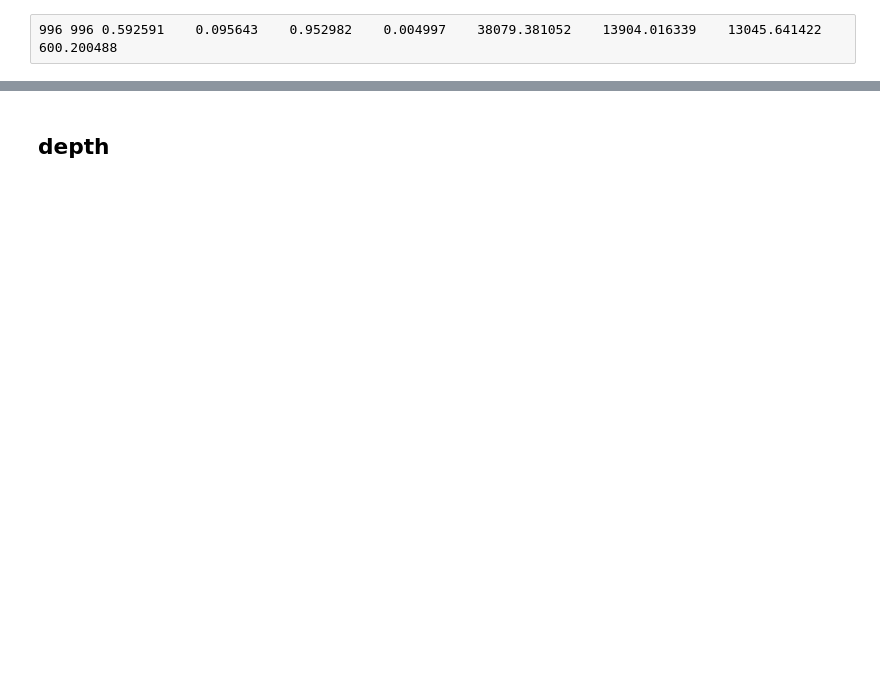
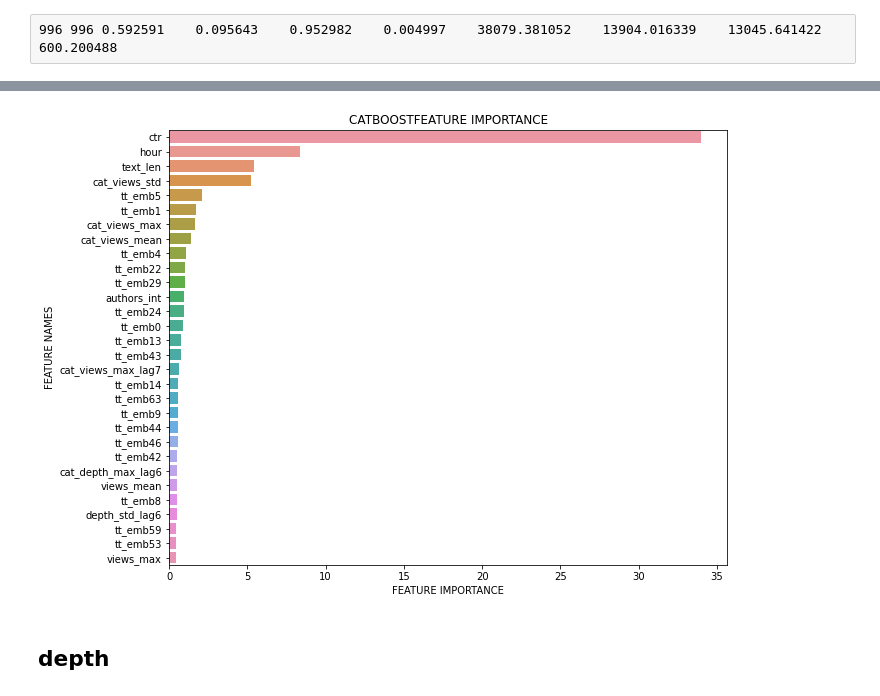
Before and after one commit to v010ch/hackai_moscow_22_top_news, a Jupyter notebook: 3step_modeling_catboost.ipynb, the cells around one changed output, grey strips where cells are left out. Drawn from its saved outputs; the diff is of its cells as text; code cells hidden in the pictures; blank space fills up the shorter version.

```diff
--- a/3step_modeling_catboost.ipynb
+++ b/3step_modeling_catboost.ipynb
@@ -229,0 +287,3 @@ plot_feature_importance(cb_model_views.get_feature_importance(), train_views_ful
+# %%
+%%time
+model_views_end = get_model(train_views_end, cb_params_views)
@@ -230,3 +304,7 @@ plot_feature_importance(cb_model_views.get_feature_importance(), train_views_ful
+# %%
+plot_feature_importance(model_views_end.get_feature_importance(), train_views_end.get_feature_names(), 'CATBOOST')
+# %% [output]
+[figure, added]
 # %% [markdown]
 ## depth
 # %%
```
Also changed, not shown: parts of 66 cells of this notebook, 16 other files.
